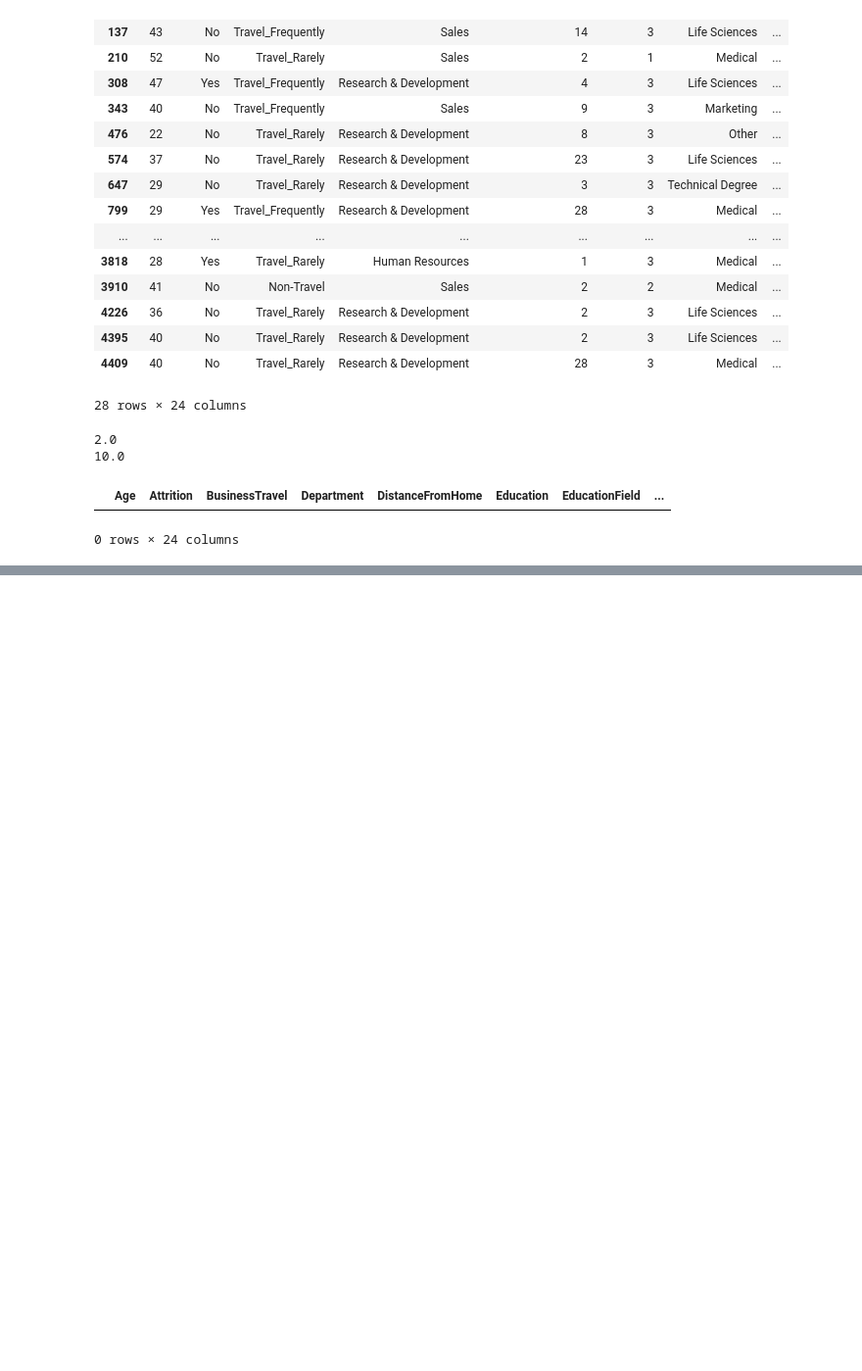
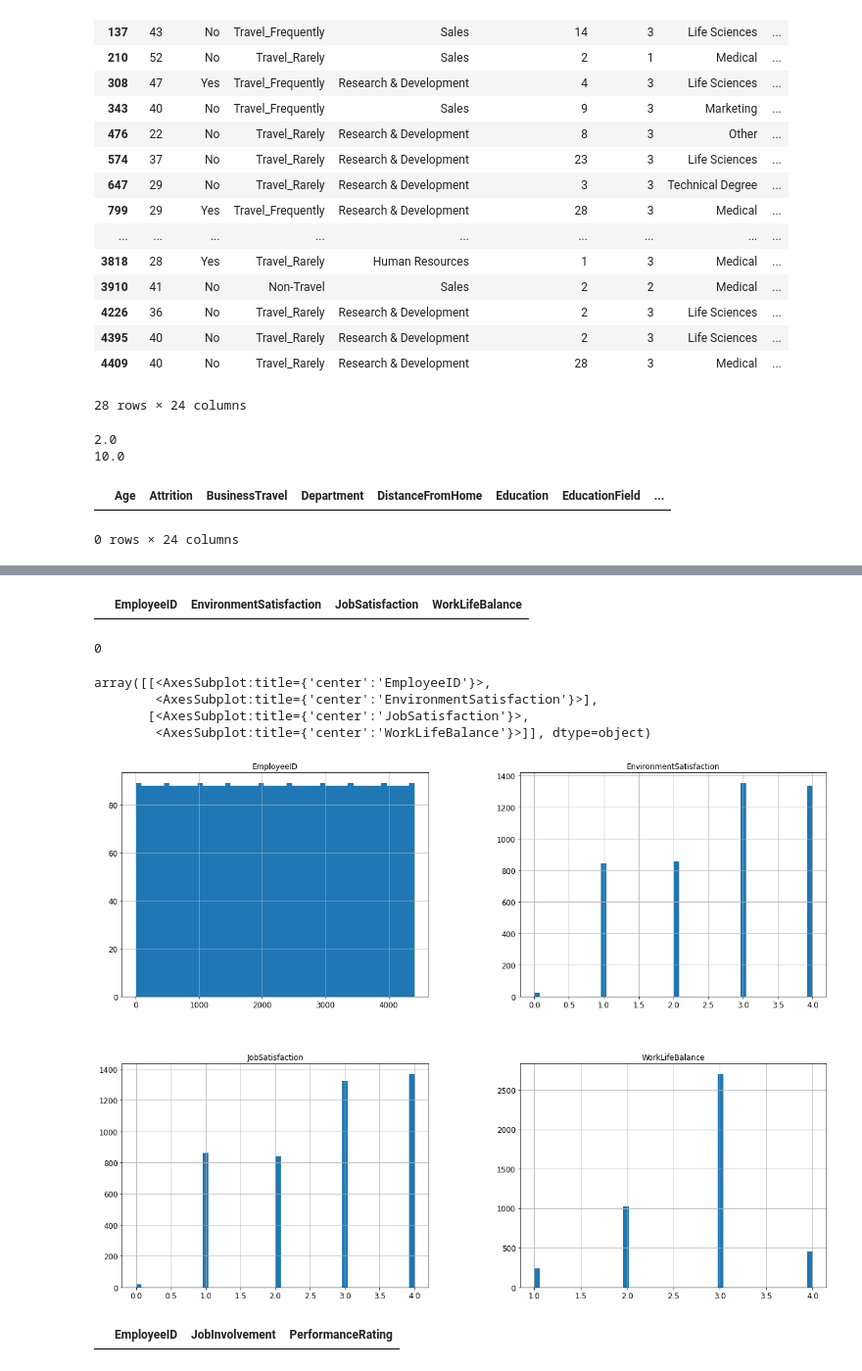
Before and after one commit to ramdaniAli/IA_PROJECT, a Jupyter notebook: project_test.ipynb, the cells around one changed output, grey strips where cells are left out. Shown at 98% size. Drawn from its saved outputs; the diff is of its cells as text; code cells hidden in the pictures; blank space fills up the shorter version.

```diff
--- a/project_test.ipynb
+++ b/project_test.ipynb
@@ -322,0 +250,10 @@ general_data_copy[general_data_copy.isnull().any(axis=1)]
+# %%
+# employee_survey.isna().sum()
+# manager_survey_data.isna().sum()
+# in_time_data.isna().sum()
+# out_time_data.isna().sum()
+
+employee_survey_copy = employee_survey.copy()
+manager_survey_data_copy = manager_survey_data.copy()
+in_time_data_copy = in_time_data.copy()
+out_time_data_copy = out_time_data.copy()
@@ -322,0 +321,25 @@ general_data_copy[general_data_copy.isnull().any(axis=1)]
+# %%
+#replace missing values
+employee_survey_copy["EnvironmentSatisfaction"].fillna(0, inplace=True)
+employee_survey_copy["JobSatisfaction"].fillna(0, inplace=True)
+employee_survey_copy["WorkLifeBalance"].fillna(employee_survey_copy["WorkLifeBalance"].median(), inplace=True)
+
+employee_survey_copy[employee_survey_copy.isnull().any(axis=1)]
+# %% [output]
+|  | EmployeeID | EnvironmentSatisfaction | JobSatisfaction | WorkLifeBalance |
+# %%
+employee_survey_copy.duplicated().sum()
+# %% [output]
+0
+# %%
+employee_survey_copy.hist(bins=50, figsize=(20, 15))
+# %% [output]
+array([[<AxesSubplot:title={'center':'EmployeeID'}>,
+        <AxesSubplot:title={'center':'EnvironmentSatisfaction'}>],
+       [<AxesSubplot:title={'center':'JobSatisfaction'}>,
+        <AxesSubplot:title={'center':'WorkLifeBalance'}>]], dtype=object)
+[figure, added]
+# %%
+manager_survey_data_copy[manager_survey_data_copy.isnull().any(axis=1)]
+# %% [output]
+|  | EmployeeID | JobInvolvement | PerformanceRating |
```
Also changed, not shown: parts of 45 cells of this notebook.
